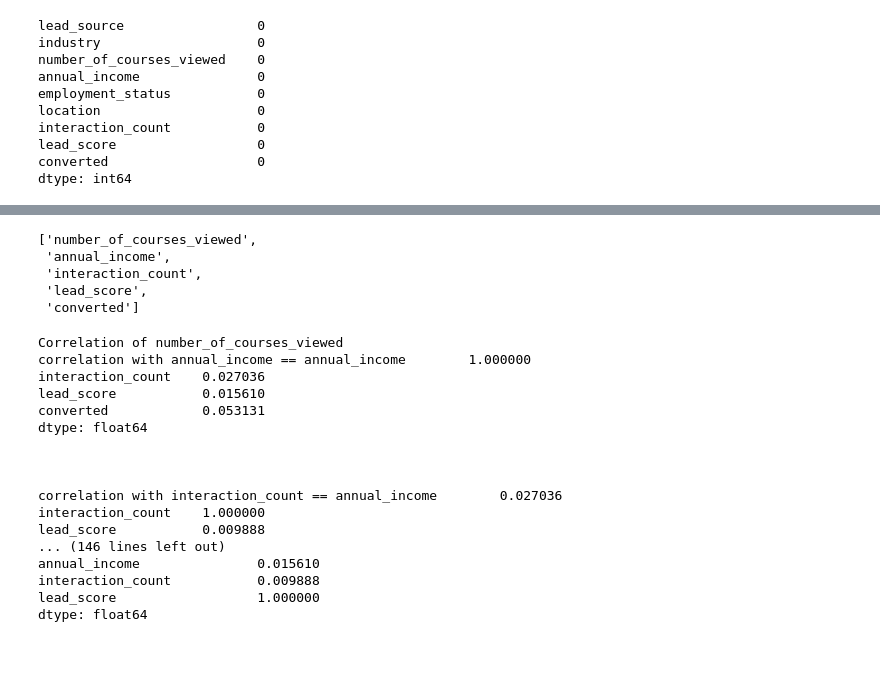
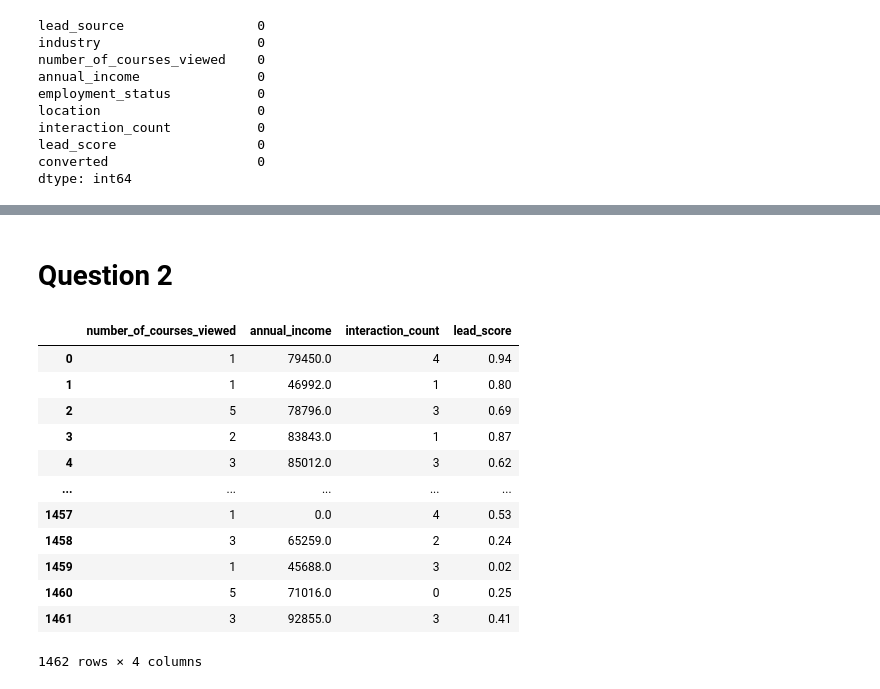
Before and after one commit to paccale/machine-learning-zoomcamp-homework, a Jupyter notebook: 03_logisticRegression/BankMarketingLogisticRegression.ipynb, the cells around one changed output, grey strips where cells are left out. Drawn from its saved outputs; the diff is of its cells as text; code cells hidden in the pictures; blank space fills up the shorter version.

```diff
--- a/03_logisticRegression/BankMarketingLogisticRegression.ipynb
+++ b/03_logisticRegression/BankMarketingLogisticRegression.ipynb
@@ -79,35 +97,20 @@ most_frequent_industry = df.industry.value_counts(ascending=False)
+# %% [markdown]
+# Question 2
+# %%
+df[numerical]
+# %% [output]
+|  | number_of_courses_viewed | annual_income | interaction_count | lead_score |
+| 0 | 1 | 79450.0 | 4 | 0.94 |
+| 1 | 1 | 46992.0 | 1 | 0.80 |
+| 2 | 5 | 78796.0 | 3 | 0.69 |
+| 3 | 2 | 83843.0 | 1 | 0.87 |
+| 4 | 3 | 85012.0 | 3 | 0.62 |
+| ... | ... | ... | ... | ... |
+| 1457 | 1 | 0.0 | 4 | 0.53 |
+| 1458 | 3 | 65259.0 | 2 | 0.24 |
+| 1459 | 1 | 45688.0 | 3 | 0.02 |
+| 1460 | 5 | 71016.0 | 0 | 0.25 |
+| 1461 | 3 | 92855.0 | 3 | 0.41 |
+1462 rows × 4 columns
 # %%
-numerical
+corr_numerical = df[numerical].corr()
-# %% [output]
-['number_of_courses_viewed',
- 'annual_income',
- 'interaction_count',
- 'lead_score',
- 'converted']
-# %%
-for c in numerical:
-    l = numerical.copy()
-    l.remove(c)
-    print(f'Correlation of {c}')
-    for i in l:
-        print(f'correlation with {i} == {df[l].corrwith(df[i])}\n')
-        print()
-        print()
-# %% [output]
-Correlation of number_of_courses_viewed
-correlation with annual_income == annual_income        1.000000
-interaction_count    0.027036
-lead_score           0.015610
-converted            0.053131
-dtype: float64
-
-
-
-correlation with interaction_count == annual_income        0.027036
-interaction_count    1.000000
-lead_score           0.009888
-... (146 lines left out)
-annual_income               0.015610
-interaction_count           0.009888
-lead_score                  1.000000
-dtype: float64
```
Also changed, not shown: parts of 48 cells of this notebook.
